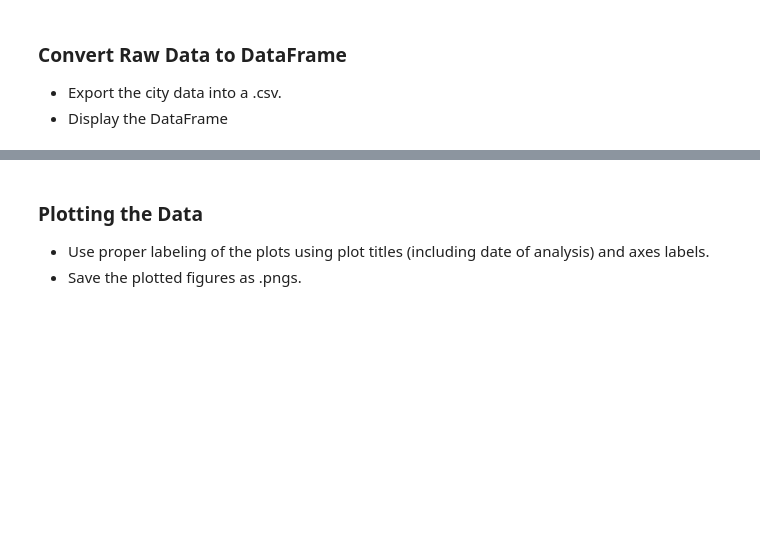
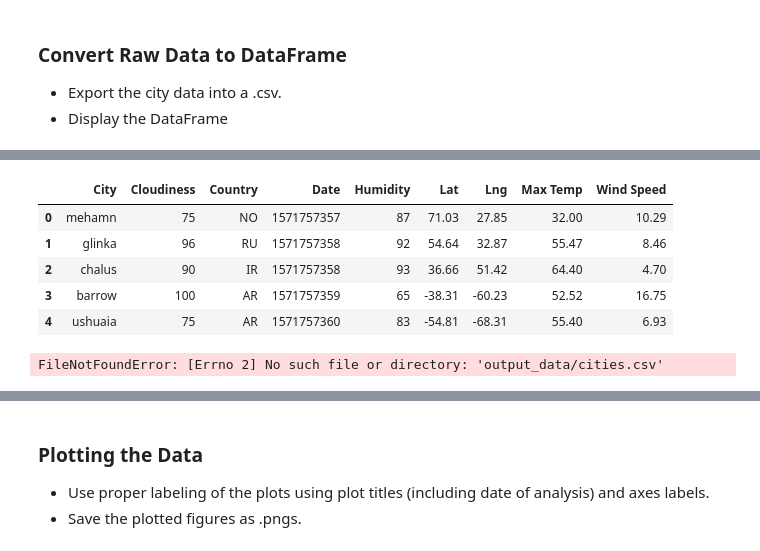
Before and after one commit to orlandolepe/python-api-challenge, a Jupyter notebook: WeatherPy.ipynb, the cells around one changed output, grey strips where cells are left out. Saved outputs shown, nothing was run; the diff lists cells and outputs as text; code cells hidden in the pictures; blank space fills up the shorter version.

```diff
--- a/WeatherPy.ipynb
+++ b/WeatherPy.ipynb
@@ -51,22 +59,0 @@ len(cities)
-# %%
-url = "http://api.openweathermap.org/data/2.5/weather?"
-query_url = url + "appid=" + api_key + "&q="
-
-record_loop = 1
-set_variable = 1
-
-print("Beginning Data Retrieval")
-print("-----------------------------")
-for i, city in enumerate(cities):
-    city_url = query_url + city
-    print(f"Processing Record {record_loop} of Set {set_variable} | {city}")
-    record_loop +=1
-    if (i % 50 == 0 and i >= 50):
-       set_loop += 1
-       record_count = 0
-    try:
-        weather_response = requests.get(city_url)
-        weather_json = weather_response.json()
-        print("Found")
-    except:
-        print("City not found. Skipping...")
@@ -93,7 +61,3 @@ NameError: name 'set_loop' is not defined
 ### Perform API Calls
 * Perform a weather check on each city using a series of successive API calls.
 * Include a print log of each city as it'sbeing processed (with the city number and city name).
-# %%
-url = "http://api.openweathermap.org/data/2.5/weather?"
-query_url = url + "appid=" + api_key + "&q="
-for i in enumerate(cities)
@@ -141,0 +125,28 @@ dtype: int64
+# %%
+weather_dict = {
+    "City":city_two,
+    "Cloudiness":cloudinesses,
+    "Country":countries,
+    "Date":dates,
+    "Humidity":humidities,
+    "Lat":lats,
+    "Lng":lngs,
+    "Max Temp":max_temps,
+    "Wind Speed":wind_speeds
+}
+# %%
+# establish dataframe
+weather_df = pd.DataFrame(weather_dict)
+weather_df.head()
+# %% [output]
+|  | City | Cloudiness | Country | Date | Humidity | Lat | Lng | Max Temp | Wind Speed |
+| 0 | mehamn | 75 | NO | 1571757357 | 87 | 71.03 | 27.85 | 32.00 | 10.29 |
+| 1 | glinka | 96 | RU | 1571757358 | 92 | 54.64 | 32.87 | 55.47 | 8.46 |
+| 2 | chalus | 90 | IR | 1571757358 | 93 | 36.66 | 51.42 | 64.40 | 4.70 |
+| 3 | barrow | 100 | AR | 1571757359 | 65 | -38.31 | -60.23 | 52.52 | 16.75 |
+| 4 | ushuaia | 75 | AR | 1571757360 | 83 | -54.81 | -68.31 | 55.40 | 6.93 |
+# %%
+# output data to csv
+weather_df.to_csv(output_data_file)
+# %% [output]
+FileNotFoundError: [Errno 2] No such file or directory: 'output_data/cities.csv'
```
Also changed, not shown: parts of 10 cells of this notebook.
